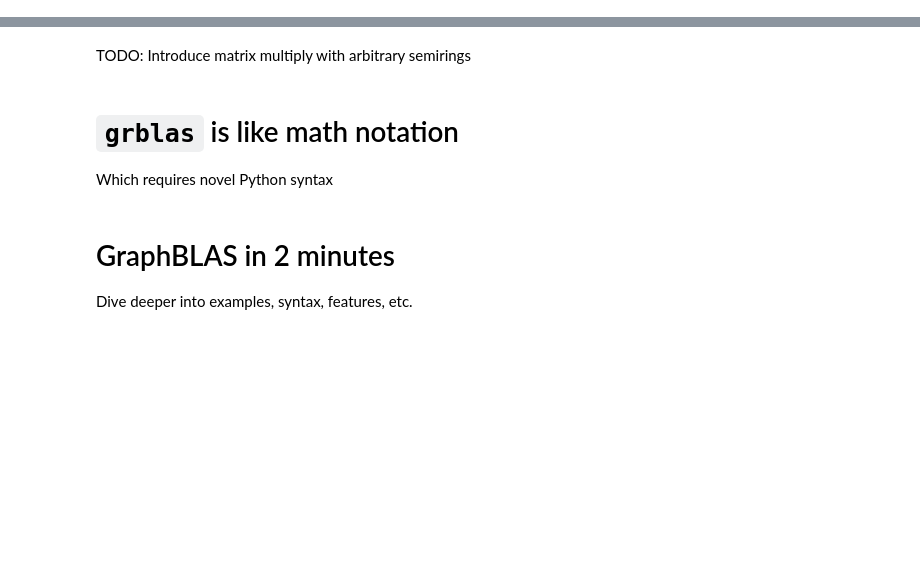
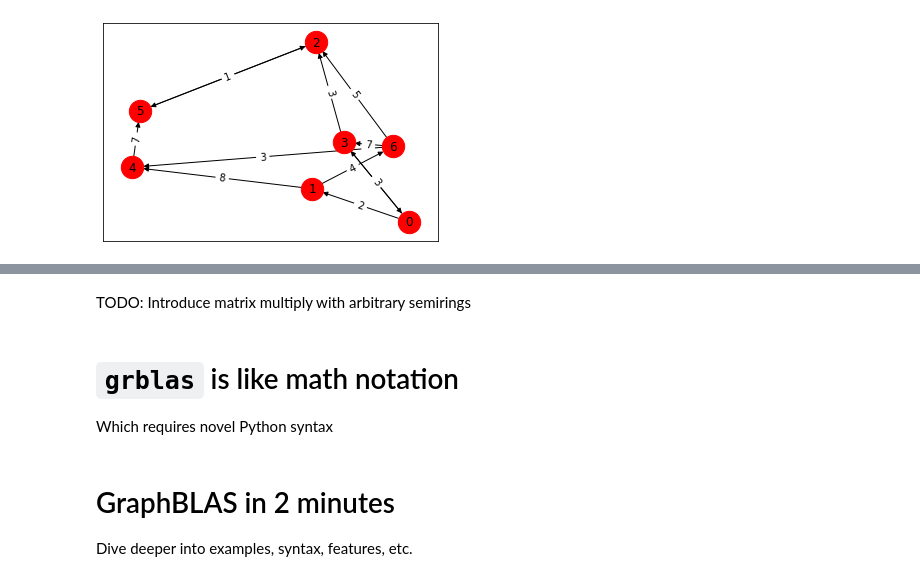
Before and after one commit to eriknw/graphblas_poster, a Jupyter notebook: graphblas_poster.ipynb, the cells around one changed output, grey strips where cells are left out. Cells and saved outputs as stored; diff of their text form; code cells hidden in the pictures; blank space fills up the shorter version.

```diff
--- a/graphblas_poster.ipynb
+++ b/graphblas_poster.ipynb
@@ -5,3 +6,11 @@ from grblas import Matrix, Vector, Recorder
+# %%
+data = [
+    [3,0,3,5,6,0,6,1,6,2,4,1],
+    [0,1,2,2,2,3,3,4,4,5,5,6],
+    [3,2,3,1,5,3,7,8,3,1,7,4]
+]
+A = Matrix.from_values(*data, name='A_0')
+v = Vector.from_values([1], [0], dtype=A.dtype, size=A.nrows)
 # %% [markdown]
 # GraphBLAS in 10 seconds
 
@@ -15,0 +44,4 @@ from grblas import Matrix, Vector, Recorder
+# %%
+draw(A)
+# %% [output]
+[figure, added]
```
Also changed, not shown: parts of 15 cells of this notebook, 1 other file.
